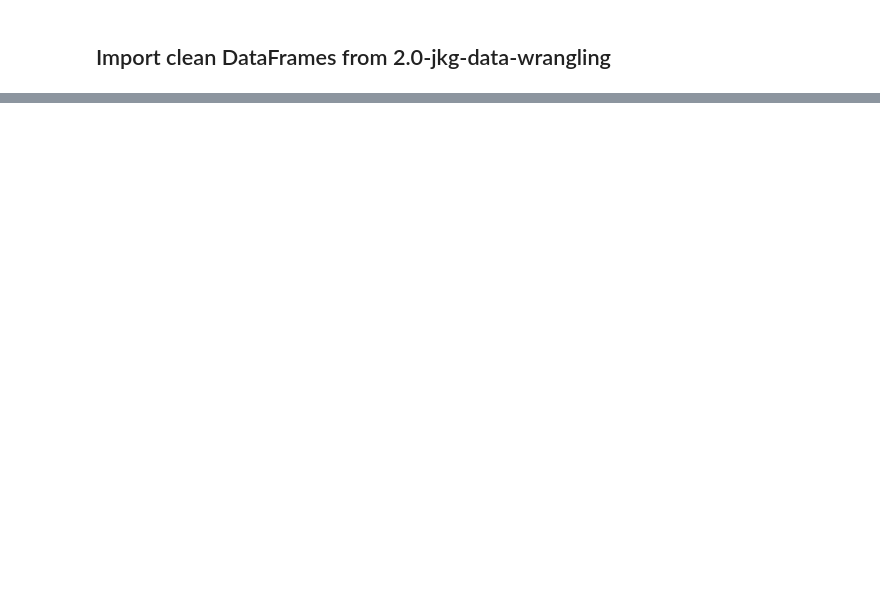
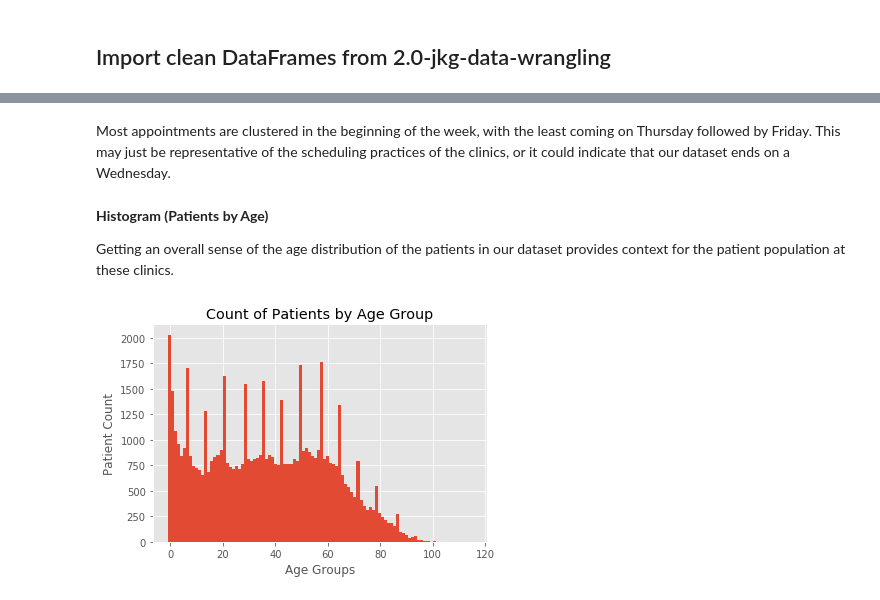
Before and after one commit to jkgerig/springboard_capstone_1, a Jupyter notebook: notebooks/3.0-jkg-data-story.ipynb, the cells around one changed output, grey strips where cells are left out. Drawn from its saved outputs; the diff is of its cells as text; code cells hidden in the pictures; blank space fills up the shorter version.

```diff
--- a/notebooks/3.0-jkg-data-story.ipynb
+++ b/notebooks/3.0-jkg-data-story.ipynb
@@ -41,0 +58,12 @@ df_appointments = pd.read_pickle('../data/interim/appointments_df.pickle')
+# %% [markdown]
+Most appointments are clustered in the beginning of the week, with the least coming on Thursday followed by Friday. This may just be representative of the scheduling practices of the clinics, or it could indicate that our dataset ends on a Wednesday.
+# %% [markdown]
+**Histogram (Patients by Age)**
+
+Getting an overall sense of the age distribution of the patients in our dataset provides context for the patient population at these clinics.
+# %%
+_ = df_clean.groupby('Patient_ID').Age.agg('max').plot.hist(bins=100, title='Count of Patients by Age Group')
+_ = plt.xlabel('Age Groups')
+_ = plt.ylabel('Patient Count')
+# %% [output]
+[figure, added]
```
Also changed, not shown: parts of 21 cells of this notebook.
